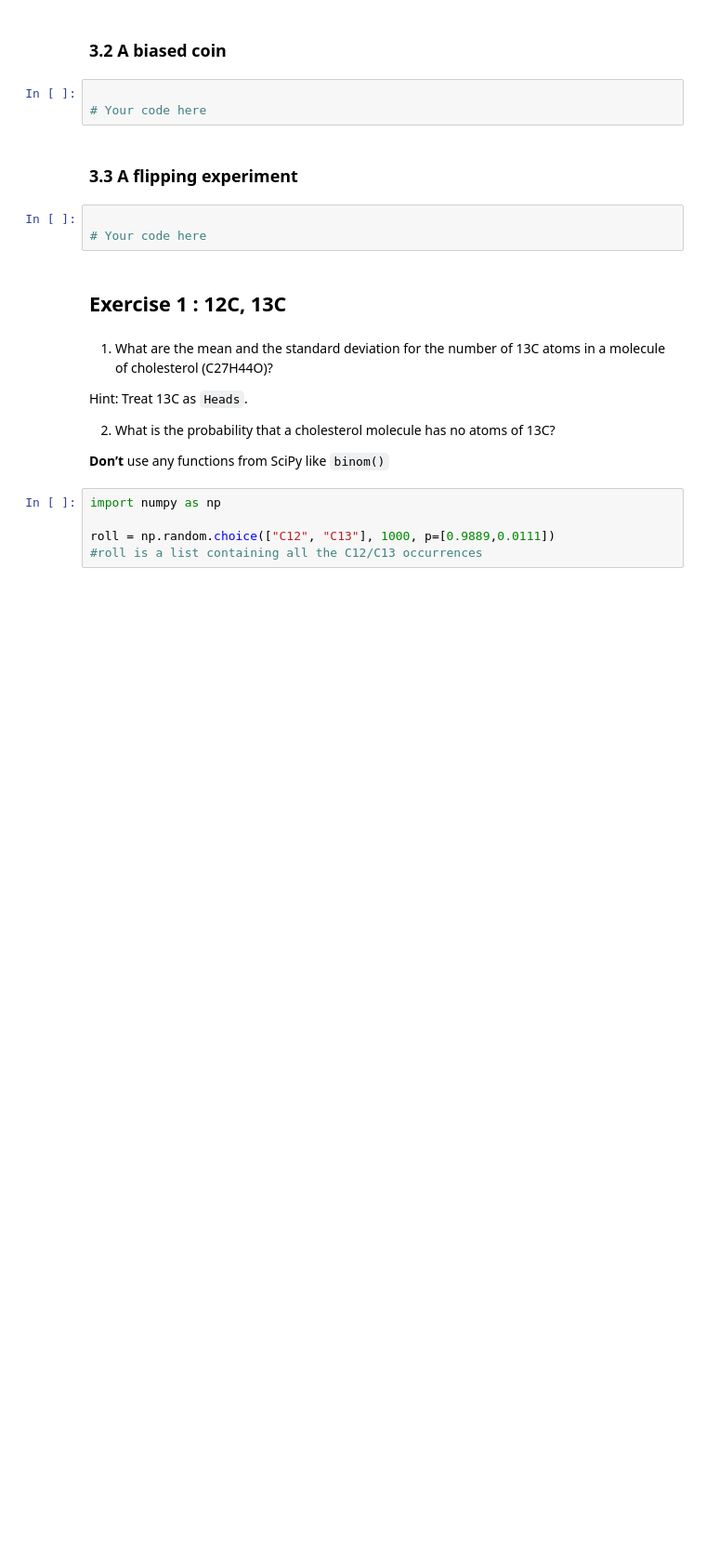
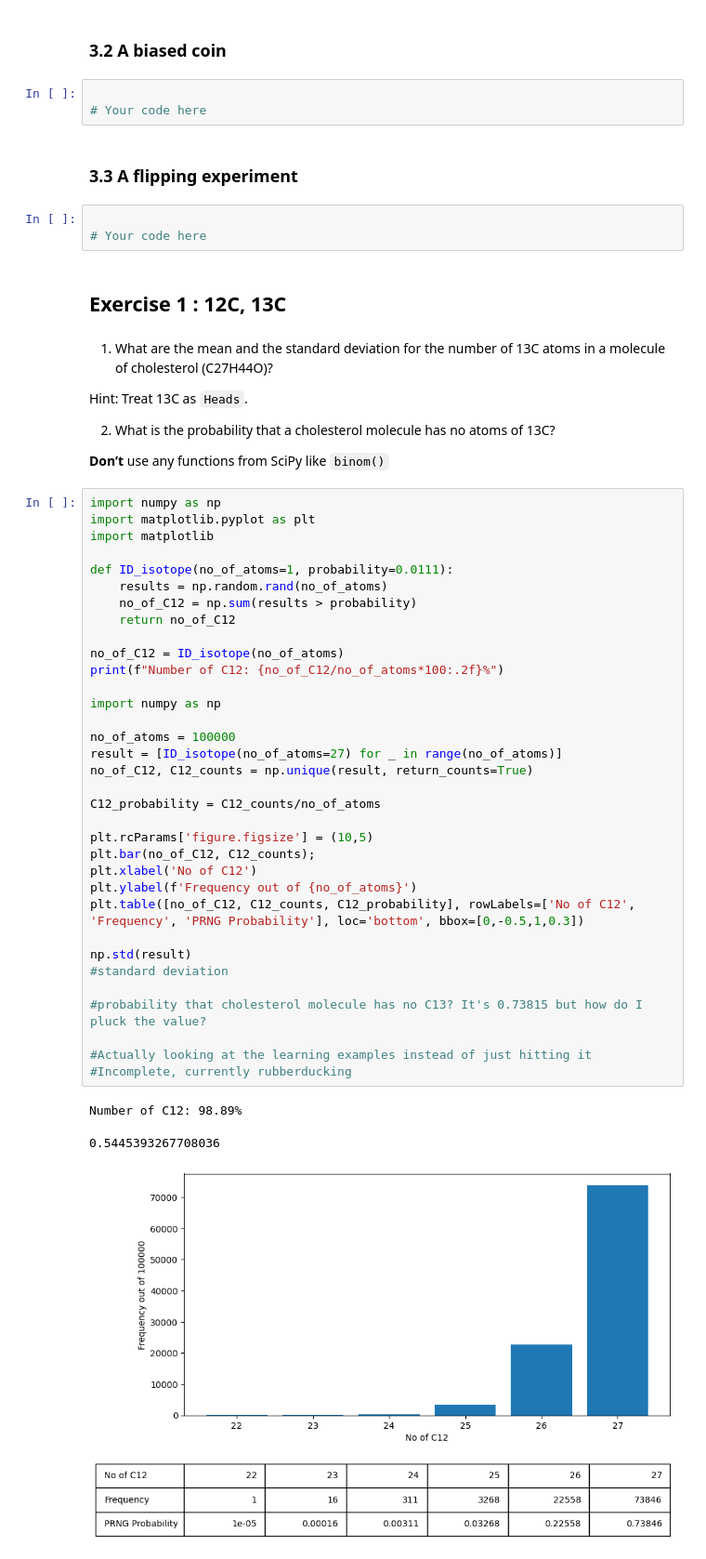
Before and after one commit to SPS-SP2273/learning-portfolio-BM14Pancake, a Jupyter notebook: random numbers/random_numbers_(need).ipynb, the cells around one changed output. Shown at 93% size. Drawn from its saved outputs; the diff is of its cells as text; blank space fills up the shorter version.

Commit message:
Continued Random numbers (need)
Incomplete

```diff
--- a/random numbers/random_numbers_(need).ipynb
+++ b/random numbers/random_numbers_(need).ipynb
@@ -56,8 +56,41 @@ Hint: Treat 13C as `Heads`.
 2. What is the probability that a cholesterol molecule has no atoms of 13C?
 
 **Don’t** use any functions from SciPy like `binom()`
-# %%
-import numpy as np
-
-roll = np.random.choice(["C12", "C13"], 1000, p=[0.9889,0.0111])
-#roll is a list containing all the C12/C13 occurrences
+# %%
+import numpy as np
+import matplotlib.pyplot as plt
+import matplotlib
+
+def ID_isotope(no_of_atoms=1, probability=0.0111):
+    results = np.random.rand(no_of_atoms)
+    no_of_C12 = np.sum(results > probability)
+    return no_of_C12
+
+no_of_C12 = ID_isotope(no_of_atoms)
+print(f"Number of C12: {no_of_C12/no_of_atoms*100:.2f}%")
+
+import numpy as np
+
+no_of_atoms = 100000
+result = [ID_isotope(no_of_atoms=27) for _ in range(no_of_atoms)]
+no_of_C12, C12_counts = np.unique(result, return_counts=True)
+
+C12_probability = C12_counts/no_of_atoms
+
+plt.rcParams['figure.figsize'] = (10,5)
+plt.bar(no_of_C12, C12_counts);
+plt.xlabel('No of C12')
+plt.ylabel(f'Frequency out of {no_of_atoms}')
+plt.table([no_of_C12, C12_counts, C12_probability], rowLabels=['No of C12', 'Frequency', 'PRNG Probability'], loc='bottom', bbox=[0,-0.5,1,0.3])
+
+np.std(result)
+#standard deviation
+
+#probability that cholesterol molecule has no C13? It's 0.73815 but how do I pluck the value?
+
+#Actually looking at the learning examples instead of just hitting it
+#Incomplete, currently rubberducking
+# %% [output]
+Number of C12: 98.89%
+0.5445393267708036
+[figure, added]
```
